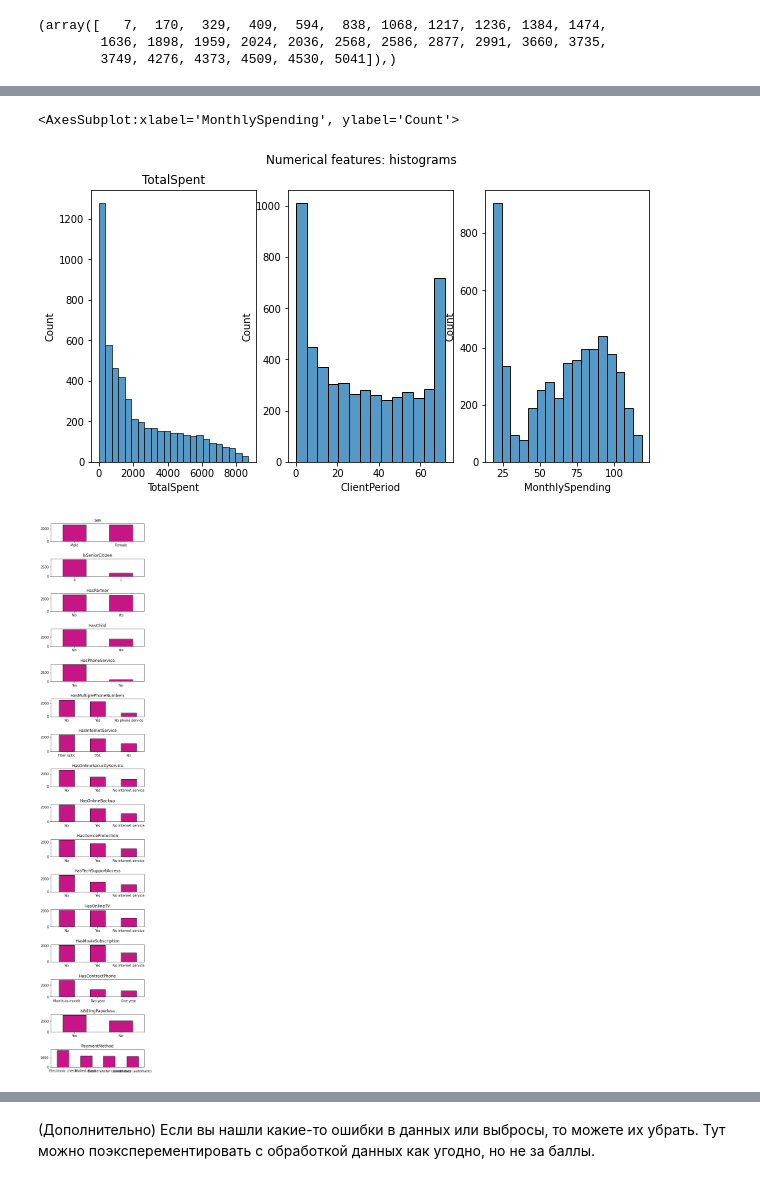
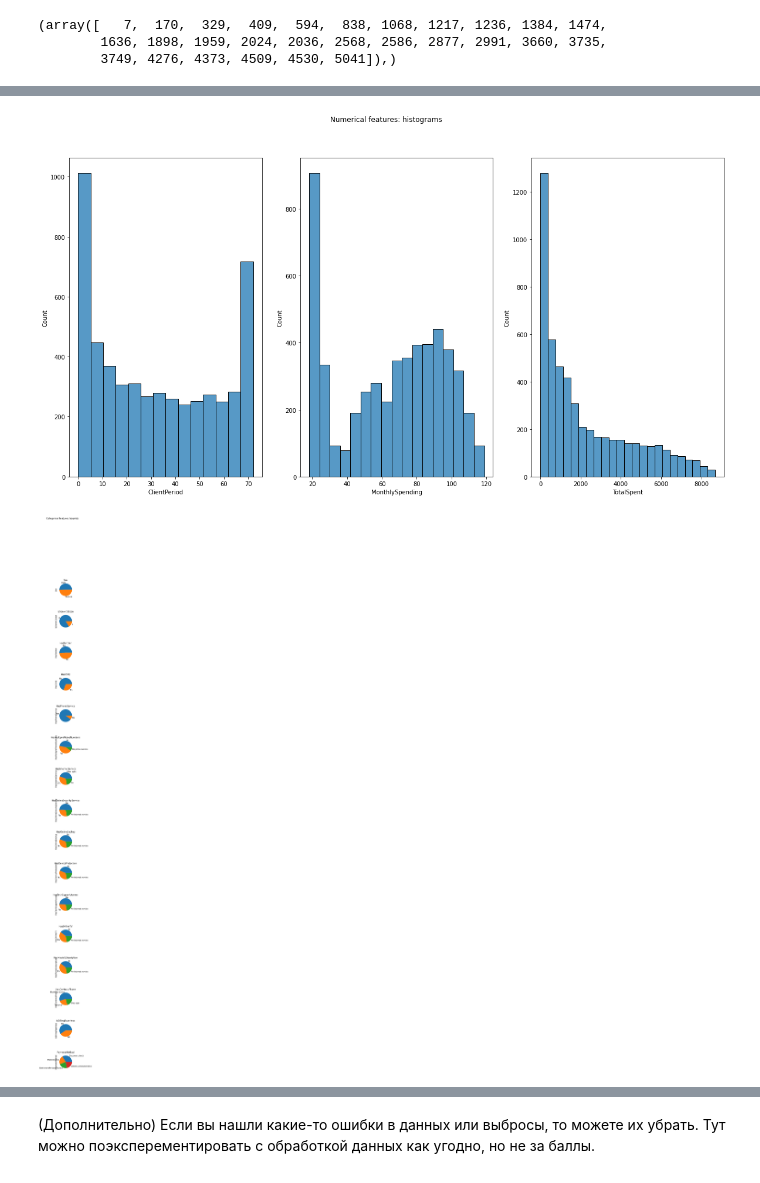
Before and after one commit to Shaorrran/dls-homeworks, a Jupyter notebook: task3/churn.ipynb, the cells around one changed output, grey strips where cells are left out. Cells and saved outputs as stored; diff of their text form; code cells hidden in the pictures.

```diff
--- a/task3/churn.ipynb
+++ b/task3/churn.ipynb
@@ -133,2 +145,4 @@ array([' ', '100.2', '100.25', ..., '997.65', '998.1', '999.9'],
 # %%
-data["TotalSpent"].replace(to_replace=" ", value="0", inplace=True)
+# заменим на 0
+data_train["TotalSpent"].replace(to_replace=" ", value="0", inplace=True)
+data_test["TotalSpent"].replace(to_replace=" ", value="0", inplace=True)
@@ -137 +149,5 @@ data["TotalSpent"] = pd.to_numeric(data['TotalSpent'])
+# %%
+# переведём в число
+data_train["TotalSpent"] = pd.to_numeric(data_train['TotalSpent'])
+data_test["TotalSpent"] = pd.to_numeric(data_test['TotalSpent'])
 # %%
@@ -150,7 +167,8 @@ np.where(data.duplicated(keep=False) == True)
         1636, 1898, 1959, 2024, 2036, 2568, 2586, 2877, 2991, 3660, 3735,
         3749, 4276, 4373, 4509, 4530, 5041]),)
 # %%
-data.drop_duplicates(inplace=True)
+# уберём дубликаты
+data_train.drop_duplicates(inplace=True)
 # %% [markdown]
 ## Анализ данных (3 балла)
 
@@ -164,21 +182,18 @@ data.drop_duplicates(inplace=True)
 # %%
-fig, axes = plt.subplots(1, 3, figsize=(10, 5))
+fig, axes = plt.subplots(1, 3, figsize=(20, 10))
 fig.suptitle('Numerical features: histograms')
-axes[0].set_title('TotalSpent')
-sns.histplot(data=data["TotalSpent"], ax=axes[0])
-sns.histplot(data=data["ClientPeriod"], ax=axes[1])
-sns.histplot(data=data["MonthlySpending"], ax=axes[2])
+for i, e in enumerate(num_cols):
+    sns.histplot(data=data_train[e], ax=axes[i]);
 # %% [output]
-<AxesSubplot:xlabel='MonthlySpending', ylabel='Count'>
-[figure, old version]
+[figure, new version]
 # %%
-fig, axes = plt.subplots(16, 1, figsize=(5,30))
-
+fig, axes = plt.subplots(16, 1, figsize=(20, 50))
+fig.suptitle('Categorical features: barplots')
 
 for i, category in enumerate(cat_cols):
-    data[category].value_counts().plot.bar(rot=0, ax = axes[i], color='mediumvioletred', edgecolor='black', linewidth=1)
+    data_train[category].value_counts().plot.pie(rot=0, ax = axes[i])
     axes[i].set_title(category)
 
 plt.subplots_adjust(hspace=1)
 # %% [output]
-[figure, old version]
+[figure, new version]
```
Also changed, not shown: parts of 25 cells of this notebook.
